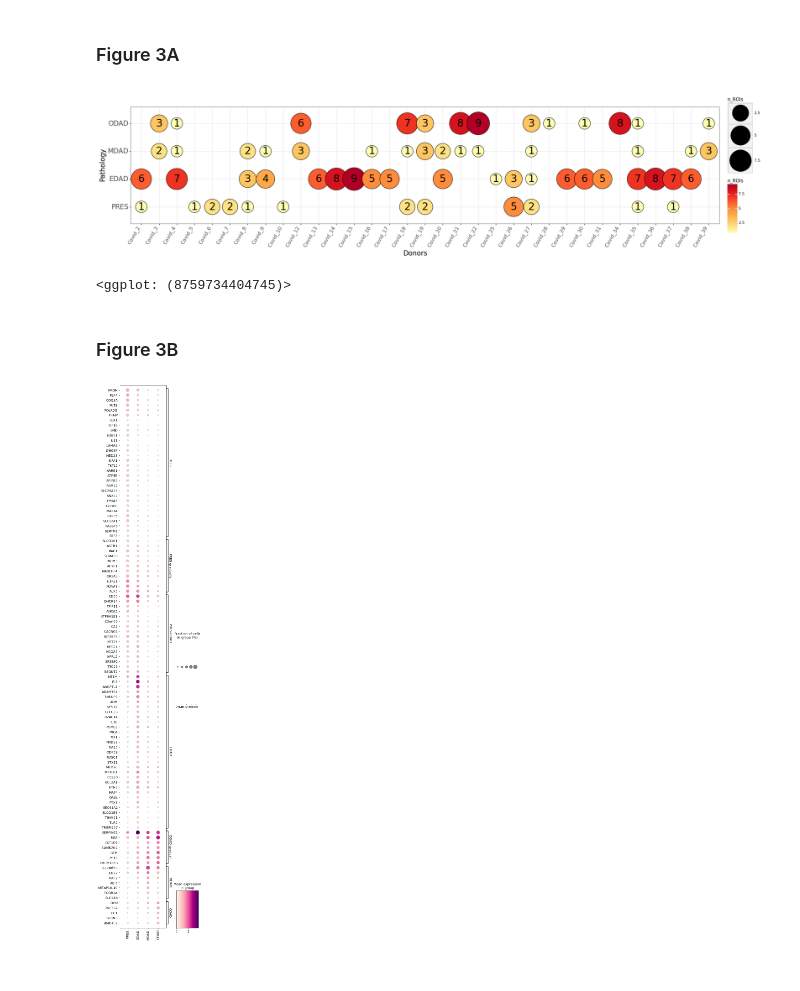
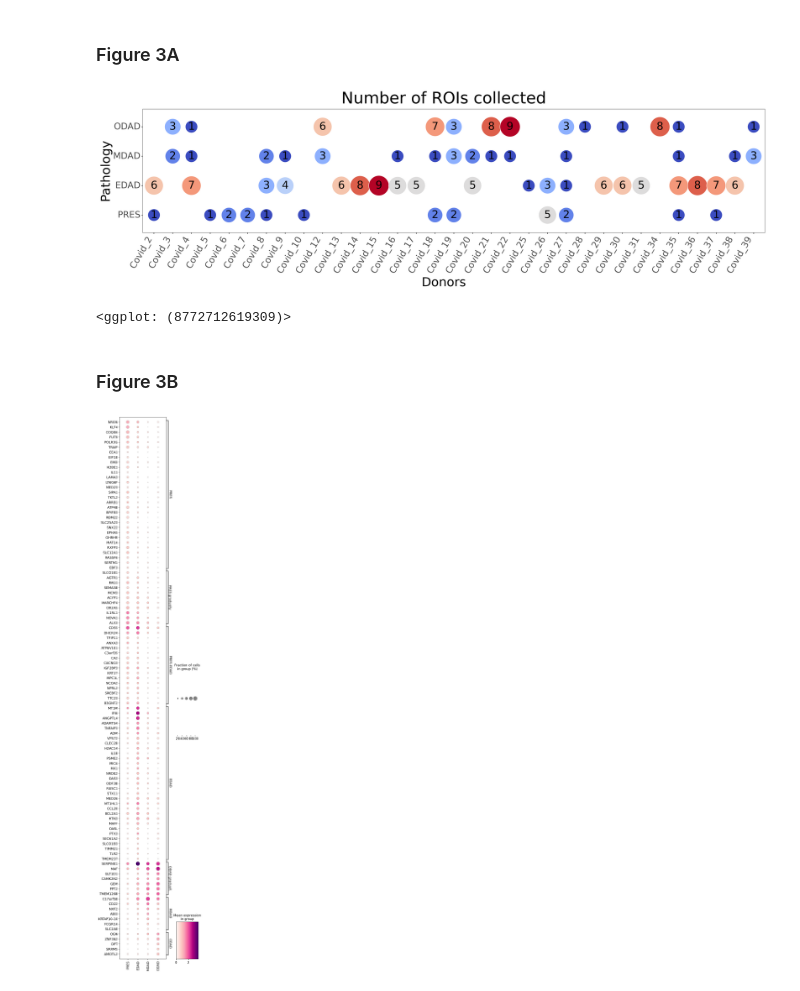
Before and after one commit to thjimmylee/UKCIC-COVID19-paper-figures, a Jupyter notebook: spatial_1/notebooks/Figure3.ipynb, the cells around one changed output. Drawn from its saved outputs; the diff is of its cells as text; code cells hidden in the pictures.

```diff
--- a/spatial_1/notebooks/Figure3.ipynb
+++ b/spatial_1/notebooks/Figure3.ipynb
@@ -4,12 +4,15 @@ import anndata
 import pandas as pd
 import numpy as np
 import seaborn as sns
+
 import matplotlib.pyplot as plt
 import matplotlib as mpl
 from matplotlib.patches import Patch
 
 import plotnine
 from plotnine import *
+
+dpi = 300
 # %%
 result_path='/lustre/scratch117/cellgen/team283/tl7/project/nanostring-covid/data/SpaceJam/LungAtlas_model/results/20220316_SpaceJam_UKCIC36Donor/'
 result_directory='LocationModelWTAMultiExperimentHierarchicalGeneLevel_33experiments_62clusters_233locations_10276genes_33Donor6Patho_geneE-6_cellE6/'
@@ -25,59 +28,63 @@ cross=cross.stack().reset_index().rename(columns={ 0:'n_ROIs'})
 cross=cross[[cross.iloc[c]['n_ROIs'] != 0 for c in range(len(cross)) ]]
 cross=cross[[cross.iloc[c]['Pathology'] not in ['ACFF', 'BRON'] for c in range(len(cross)) ]]
 # %%
-plotnine.options.figure_size=(5,25)
+plotnine.options.figure_size=(5,30)
 
 # p1=(
 #     ggplot() +
 #     geom_point(data=cross, mapping=aes(y = "Donor_AltName", x = "Pathology", fill = "n_ROIs", size = 'n_ROIs'))+
 #     geom_text(data=cross,mapping=aes(y = "Donor_AltName", x = "Pathology", label = "n_ROIs"), size=24)  +
 #     theme_bw() +
 #     theme(axis_text_x = element_text(angle = 60, vjust = 1, hjust=1, size=12),
 #           axis_text_y = element_text(size=16),
 #           axis_title_x= element_text(size=16),
 #           axis_title_y= element_text(size=16),
 #           legend_position=None ) +
 #     scale_size_continuous(range=[15,20]) +
 #     scale_fill_distiller(palette = "RdPu") +
 #     ylab("Donors") + xlab("Pathology")
 
 
 
 # )
 # p1
 
 
 plotnine.options.figure_size=(25,5)
+plotnine.dpi = dpi
 
 p1=(
     ggplot() +
-    geom_point(data=cross, mapping=aes(x = "Donor_AltName", y = "Pathology", fill = "n_ROIs", size = 'n_ROIs'))+
+    geom_point(data=cross, mapping=aes(x = "Donor_AltName", y = "Pathology", fill = "n_ROIs", size = "n_ROIs"), colour = "white")+
     geom_text(data=cross,mapping=aes(x = "Donor_AltName", y = "Pathology", label = "n_ROIs"), size=24)  +
     theme_bw() +
-    theme(axis_text_x = element_text(angle = 60, vjust = 1, hjust=1, size=12),
-          axis_text_y = element_text(size=16),
-          axis_title_x= element_text(size=16),
-          axis_title_y= element_text(size=16),
-          legend_position=None ) +
-    scale_size_continuous(range=[15,30]) +
-    scale_y_discrete(limits=['PRES', 'EDAD', 'MDAD', 'ODAD']) +
-    scale_fill_distiller(palette = 18, direction = 1 ) +
-    xlab("Donors") + ylab("Pathology")
+    theme(axis_text_x = element_text(angle = 60, vjust = 1, hjust=1, size=20),
+          axis_text_y = element_text(size=20),
+          title = element_text(size=36),
+          axis_title_x = element_text(size=28),
+          axis_title_y = element_text(size=28),
+          panel_grid_major_x = element_blank(),
+          panel_grid_major_y = element_blank(),
+          legend_position = "none" ) +
+    scale_size_continuous(range=[15,25]) +
+    scale_y_discrete(limits=["PRES", "EDAD", "MDAD", "ODAD"]) +
+    scale_fill_cmap(cmap_name="coolwarm" ) +
+    xlab("Donors") + ylab("Pathology") + ggtitle("Number of ROIs collected")
 
 
 
 )
 p1
 # %% [output]
-[figure, old version]
+[figure, new version]
-<ggplot: (8759734404745)>
+<ggplot: (8772712619309)>
 # %% [markdown]
 ### Figure 3B
 # %%
 path = '/lustre/scratch117/cellgen/team283/tl7/project/nanostring-covid/data/20220202_WTA/'
 sp_adata = sc.read_h5ad(f"{path}finalRun_geneProbeCounts_AnnData_CC-SimpleCorrected_Filtered_UKCIC-Lung_4Patho.h5ad")
 # %%
-sc.set_figure_params(scanpy=True, fontsize=14)
+sc.set_figure_params(scanpy=True, fontsize=14, dpi = dpi)
 
 subset_features = {
 #     "PRES only" : ["CYP3A5", "CYP4A22", "DCBLD1", "DLK1", "DUS2", "HES5","LRSAM1" ],
@@ -99,7 +106,7 @@ sc.pl.dotplot(adata=sp_adata, var_names = subset_features,
               mean_only_expressed = False,
               cmap='RdPu')
 # %% [output]
-[figure, old version]
+[figure, new version]
 # %%
 colours=sns.color_palette('colorblind', 4)
 lut_clust = dict(zip(['PRES', 'EDAD', 'MDAD', 'ODAD'], colours))
```
Also changed, not shown: parts of 5 cells of this notebook, 2 other files.
